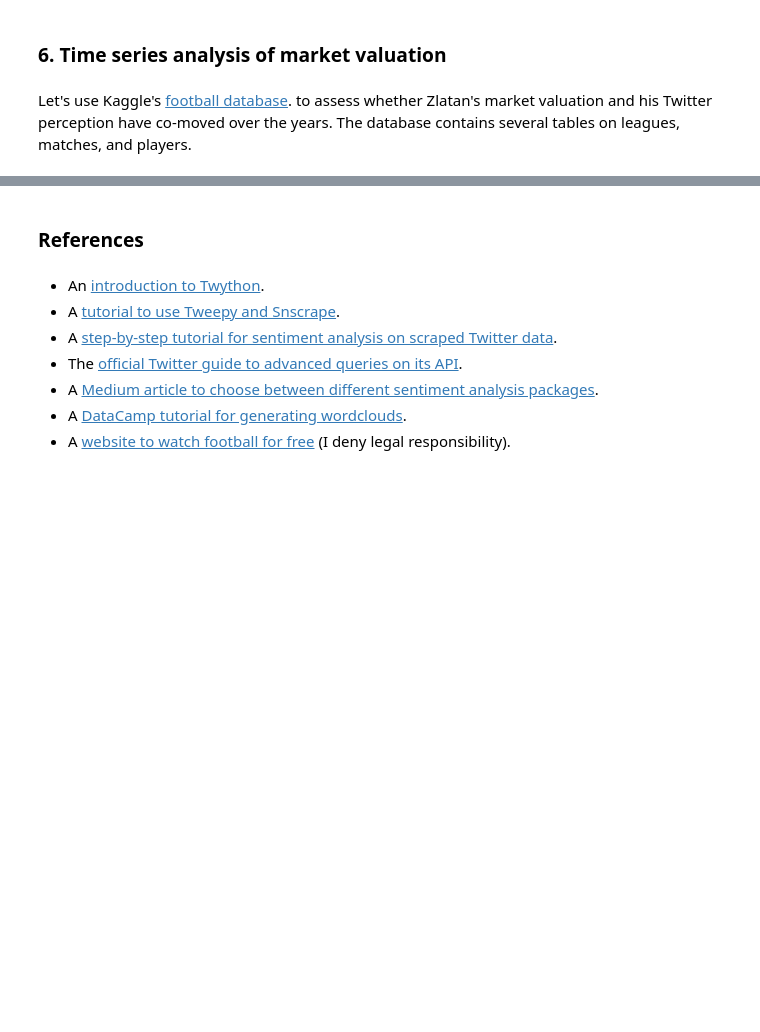
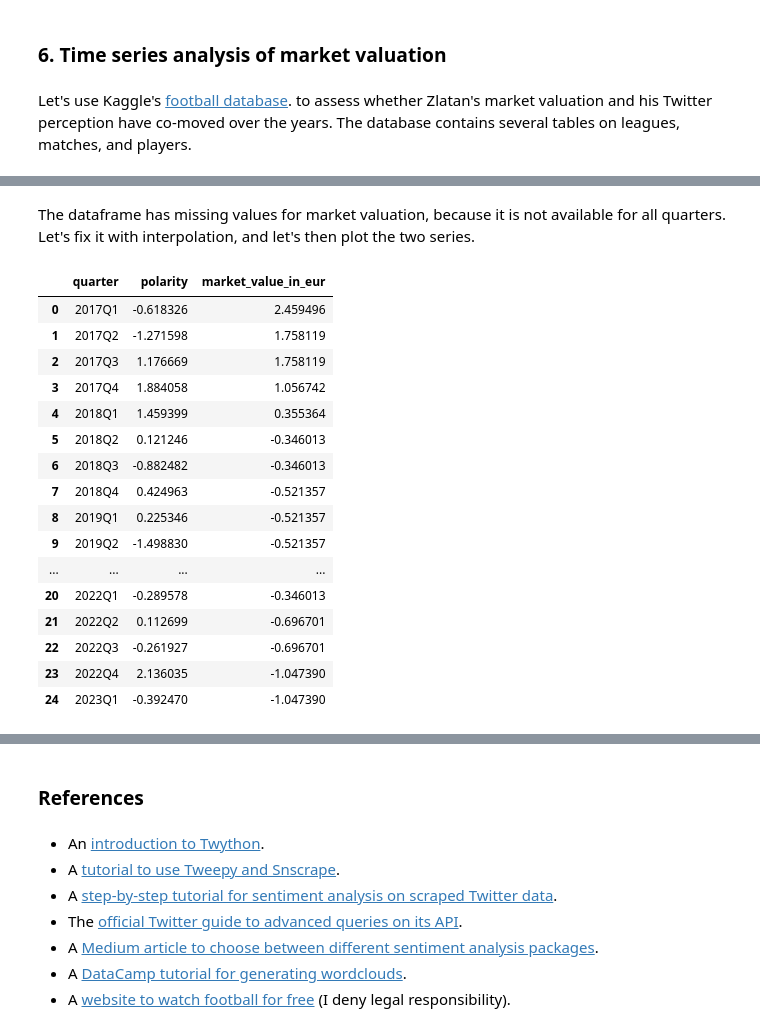
Before and after one commit to Fedebindi97/Python-Book-Club, a Jupyter notebook: ipynb/TwiZlatan.ipynb, the cells around one changed output, grey strips where cells are left out. Saved outputs shown, nothing was run; the diff lists cells and outputs as text; code cells hidden in the pictures; blank space fills up the shorter version.

```diff
--- a/ipynb/TwiZlatan.ipynb
+++ b/ipynb/TwiZlatan.ipynb
@@ -376,0 +386,23 @@ IN CHART OF SUPERIMPOSED TIME SERIES, INSERT MAIN EVENTS OF ZLATAN'S CAREER
+# %% [markdown]
+The dataframe has missing values for market valuation, because it is not available for all quarters. Let's fix it with interpolation, and let's then plot the two series.
+# %%
+merged_df.interpolate(method='pad',inplace=True) # should be 'linear' - I suspect some sort of bug
+merged_df
+# %% [output]
+|  | quarter | polarity | market_value_in_eur |
+| 0 | 2017Q1 | -0.618326 | 2.459496 |
+| 1 | 2017Q2 | -1.271598 | 1.758119 |
+| 2 | 2017Q3 | 1.176669 | 1.758119 |
+| 3 | 2017Q4 | 1.884058 | 1.056742 |
+| 4 | 2018Q1 | 1.459399 | 0.355364 |
+| 5 | 2018Q2 | 0.121246 | -0.346013 |
+| 6 | 2018Q3 | -0.882482 | -0.346013 |
+| 7 | 2018Q4 | 0.424963 | -0.521357 |
+| 8 | 2019Q1 | 0.225346 | -0.521357 |
+| 9 | 2019Q2 | -1.498830 | -0.521357 |
+| ... | ... | ... | ... |
+| 20 | 2022Q1 | -0.289578 | -0.346013 |
+| 21 | 2022Q2 | 0.112699 | -0.696701 |
+| 22 | 2022Q3 | -0.261927 | -0.696701 |
+| 23 | 2022Q4 | 2.136035 | -1.047390 |
+| 24 | 2023Q1 | -0.392470 | -1.047390 |
```
Also changed, not shown: parts of 11 cells of this notebook.
